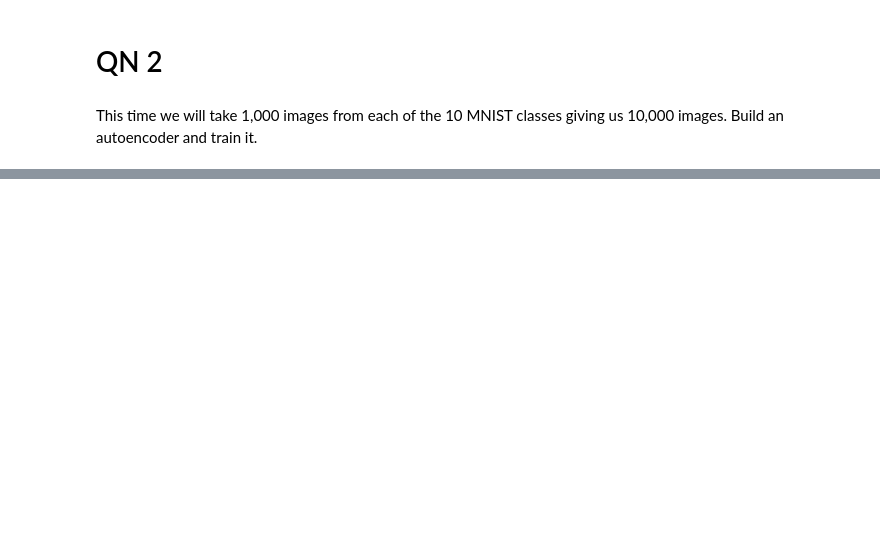
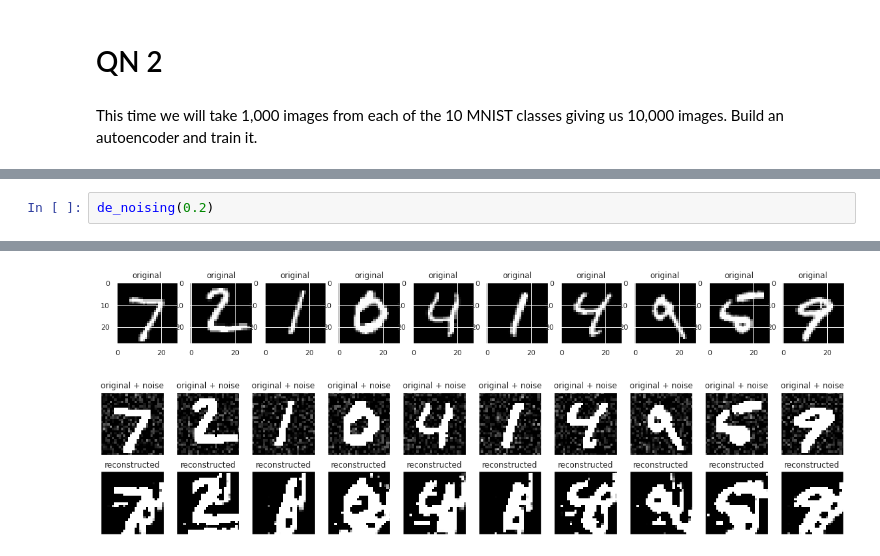
Before and after one commit to Rhitabrat/deep-learning-CS510, a Jupyter notebook: hw4/main.ipynb, the cells around one changed output, grey strips where cells are left out. Cells and saved outputs as stored; diff of their text form; blank space fills up the shorter version.

```diff
--- a/hw4/main.ipynb
+++ b/hw4/main.ipynb
@@ -137,0 +282,3 @@ X_train_1000.shape
+# %%
+de_noising(0.2)
+# %% [output]
@@ -137,0 +305,2 @@ X_train_1000.shape
+[figure, added]
+[figure, added]
```
Also changed, not shown: parts of 31 cells of this notebook.
